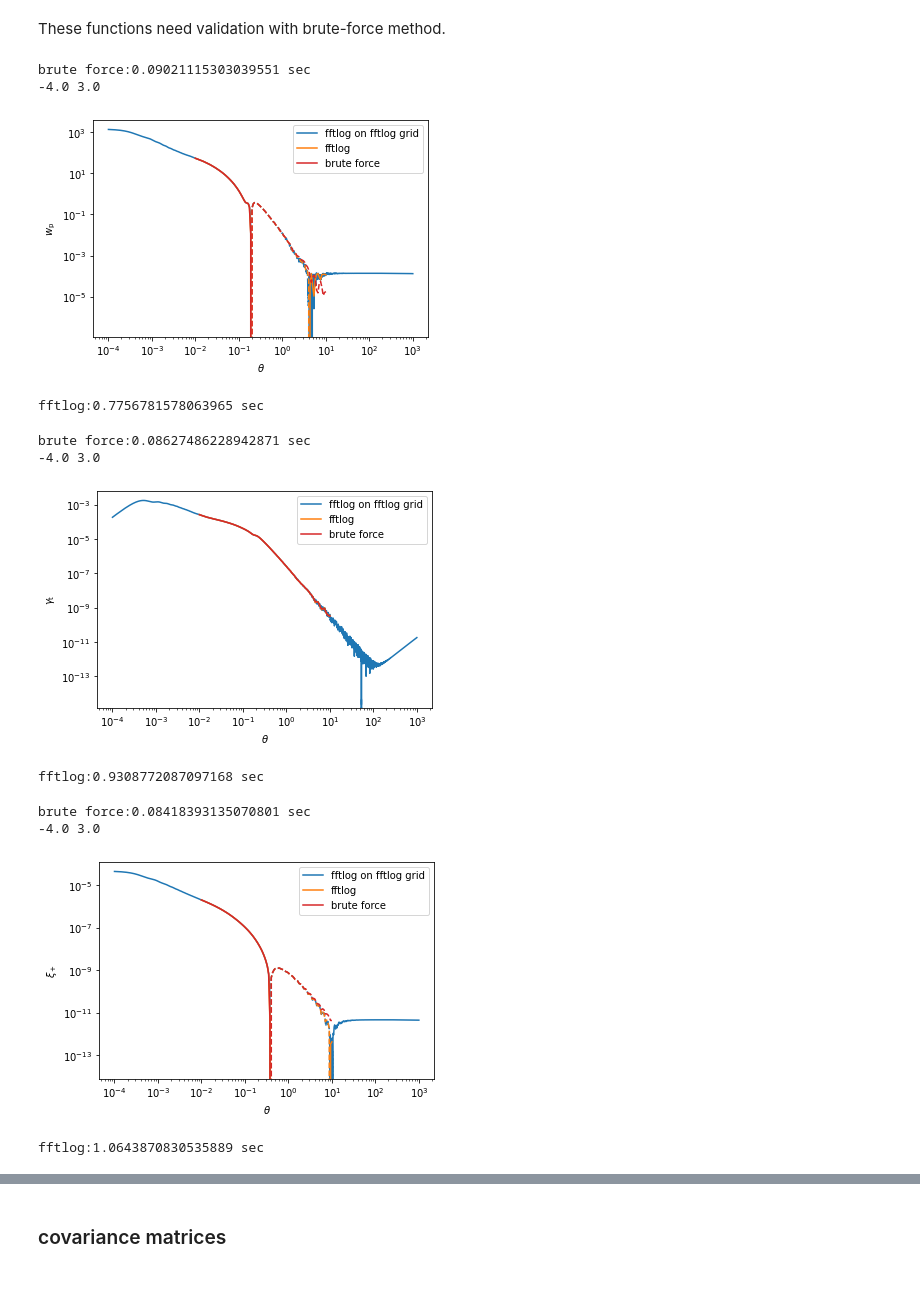
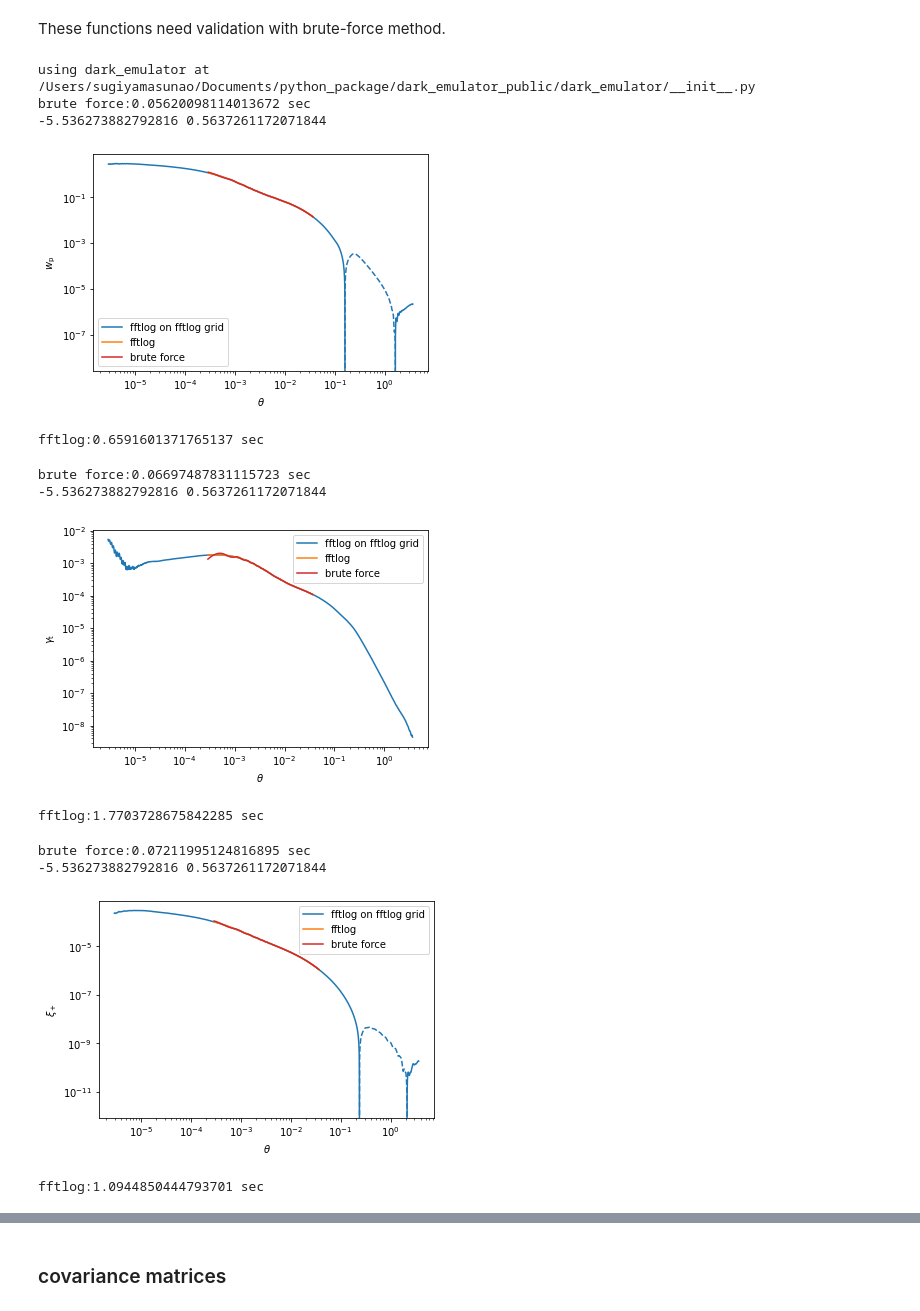
Before and after one commit to git-sunao/weaklensHSCY3Fisher, a Jupyter notebook: main.ipynb, the cells around one changed output, grey strips where cells are left out. Drawn from its saved outputs; the diff is of its cells as text; code cells hidden in the pictures; blank space fills up the shorter version.

```diff
--- a/main.ipynb
+++ b/main.ipynb
@@ -105,3 +102,11 @@ g_s1 = hsc3x2pt.galaxy_sample_source_class(['s1', 0.5, 0.2, 0.1])
+# %%
+g_l1 = hsc3x2pt.galaxy_sample_lens_class(['lowz'  , 0.251, 0.15, 0.35, 1.78, 476995717.8450799, 2.259])
+g_l2 = hsc3x2pt.galaxy_sample_lens_class(['cmass1', 0.484, 0.47, 0.55, 2.10, 237073991.1080770, 3.563])
+g_l3 = hsc3x2pt.galaxy_sample_lens_class(['cmass2', 0.617, 0.55, 0.70, 2.28, 355966953.6157313, 3.729])
+
+g_s1 = hsc3x2pt.galaxy_sample_source_class(['s1' , 1.0, 0.2, 103290218.99676953])
+g_s2 = hsc3x2pt.galaxy_sample_source_class(['s2' , 1.4, 0.2, 103290218.99676953])
+g_s12= hsc3x2pt.galaxy_sample_source_class(['s12', 1.2, 0.2, 103290218.99676953])
 # %%
 cosmo_dict = power_b1.get_cosmo_dict()
 g_l1.set_cosmology_from_dict(cosmo_dict)
@@ -132,7 +137,9 @@ pk2cl = hsc3x2pt.pk2cl_class(power_b1)
 # %%
 pk2cl.set_cosmology_from_dict(cosmo_dict)
 pk2cl.set_galaxy_sample(g_l1)
-pk2cl.set_galaxy_sample(g_s1)
+pk2cl.set_galaxy_sample(g_l2)
+pk2cl.set_galaxy_sample(g_l3)
+pk2cl.set_galaxy_sample(g_s12)
 pk2cl.init_pk()
 # %% [markdown]
 ### $C(l)$ per single l
@@ -240,2 +255,0 @@ saving s1,s1 to temp_Cl/s1,s1.txt
-# %%
-pk2cl.load_Cl_cache('temp_Cl')
@@ -244,39 +260,40 @@ pk2cl.load_Cl_cache('temp_Cl')
 # %% [markdown]
 These functions need validation with brute-force method.
 # %%
-t = np.logspace(-2, 1, 100)
+t = np.logspace(0, 2.1, 100) * hsc3x2pt.arcmin2rad
 with hsc3x2pt.Time(message='brute force'):
-    ans = pk2cl.angular_correlation_function_bruteforce('l1', 'l1', t, 'wp')
+    ans = pk2cl.angular_correlation_function_bruteforce('lowz', 'lowz', t, 'wp')
 with hsc3x2pt.Time(message='fftlog'):
-    ans = pk2cl.angular_correlation_function_fftlog('l1', 'l1', t, 'wp', plot=True,
+    ans = pk2cl.angular_correlation_function_fftlog('lowz', 'lowz', t, 'wp', plot=True,
                                                     plot_with=[{'xy':[t,ans],'c':'C3','label':'brute force'}])
 # %% [output]
-brute force:0.09021115303039551 sec
--4.0 3.0
+using dark_emulator at  /Users/sugiyamasunao/Documents/python_package/dark_emulator_public/dark_emulator/__init__.py
+brute force:0.05620098114013672 sec
+-5.536273882792816 0.5637261172071844
-[figure, old version]
+[figure, new version]
-fftlog:0.7756781578063965 sec
+fftlog:0.6591601371765137 sec
 # %%
-t = np.logspace(-2, 1, 100)
+t = np.logspace(0, 2.1, 100) * hsc3x2pt.arcmin2rad
 with hsc3x2pt.Time(message='brute force'):
-    ans = pk2cl.angular_correlation_function_bruteforce('l1', 's1', t, 'gamma_t')
+    ans = pk2cl.angular_correlation_function_bruteforce('lowz', 's12', t, 'gamma_t')
 with hsc3x2pt.Time(message='fftlog'):
-    ans = pk2cl.angular_correlation_function_fftlog('l1', 's1', t, 'gamma_t', plot=True,
+    ans = pk2cl.angular_correlation_function_fftlog('lowz', 's12', t, 'gamma_t', plot=True,
                                                     plot_with=[{'xy':[t,ans],'c':'C3','label':'brute force'}])
 # %% [output]
-brute force:0.08627486228942871 sec
--4.0 3.0
+brute force:0.06697487831115723 sec
+-5.536273882792816 0.5637261172071844
-[figure, old version]
+[figure, new version]
-fftlog:0.9308772087097168 sec
+fftlog:1.7703728675842285 sec
 # %%
-t = np.logspace(-2, 1, 100)
+t = np.logspace(0, 2.1, 100) * hsc3x2pt.arcmin2rad
 with hsc3x2pt.Time(message='brute force'):
-    ans = pk2cl.angular_correlation_function_bruteforce('s1', 's1', t, 'xi+')
+    ans = pk2cl.angular_correlation_function_bruteforce('s12', 's12', t, 'xi+')
 with hsc3x2pt.Time(message='fftlog'):
-    ans = pk2cl.angular_correlation_function_fftlog('s1', 's1', t, 'xi+', plot=True,
+    ans = pk2cl.angular_correlation_function_fftlog('s12', 's12', t, 'xi+', plot=True,
                                                     plot_with=[{'xy':[t,ans],'c':'C3','label':'brute force'}])
 # %% [output]
-brute force:0.08418393135070801 sec
--4.0 3.0
+brute force:0.07211995124816895 sec
+-5.536273882792816 0.5637261172071844
-[figure, old version]
+[figure, new version]
-fftlog:1.0643870830535889 sec
+fftlog:1.0944850444793701 sec
 # %%
```
Also changed, not shown: parts of 32 cells of this notebook, 16 other files.
